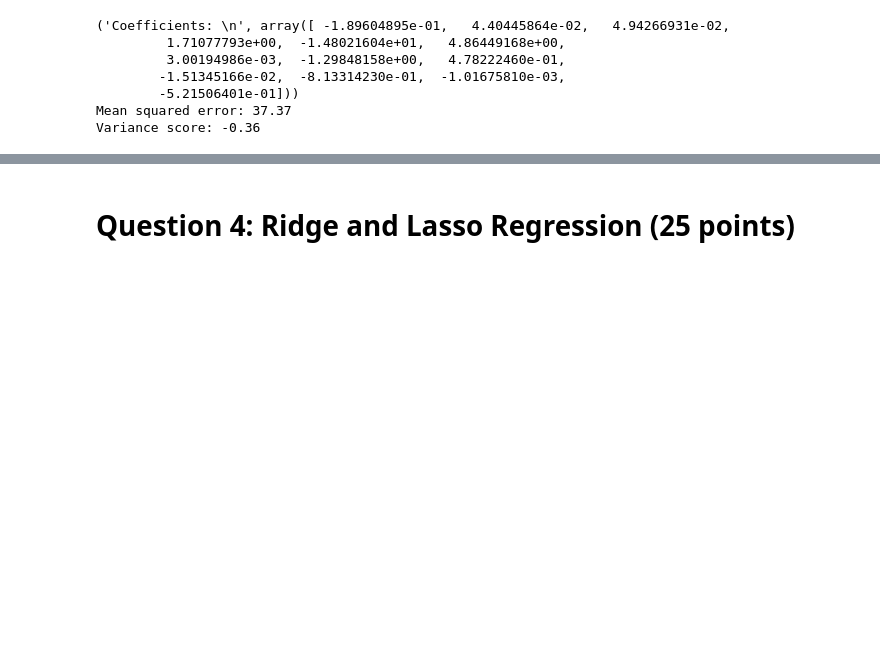
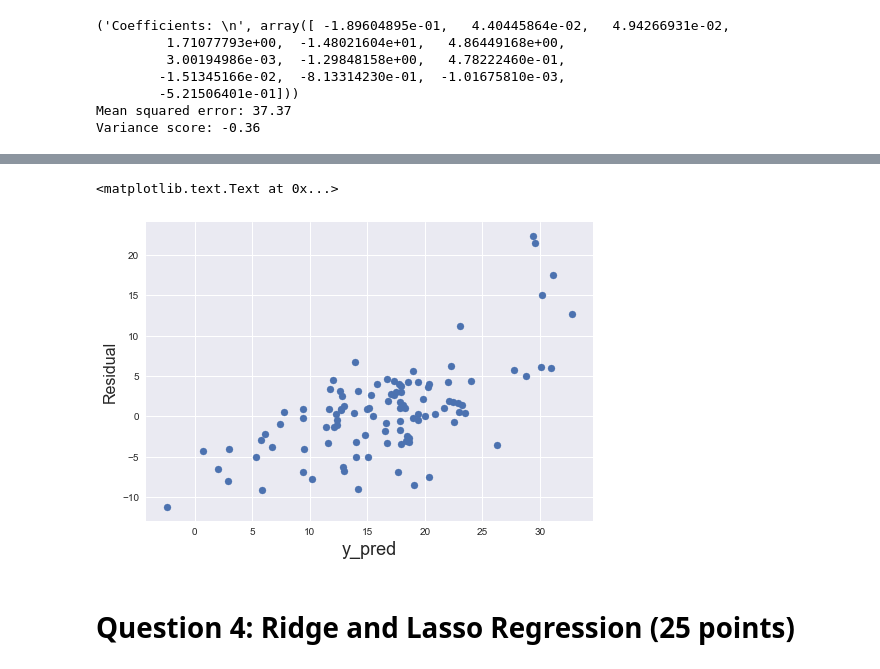
Before and after one commit to Rwoot14/Advanced-Predictive-Modeling-HW, a Jupyter notebook: Homework 1/HW1-F17-MIS382N (1).ipynb, the cells around one changed output, grey strips where cells are left out. Cells and saved outputs as stored; diff of their text form; code cells hidden in the pictures; blank space fills up the shorter version.

```diff
--- a/Homework 1/HW1-F17-MIS382N (1).ipynb
+++ b/Homework 1/HW1-F17-MIS382N (1).ipynb
@@ -182,3 +198,10 @@ Variance score: -0.36
+# %%
+X = np.concatenate((X, np.square(X)), axis=1)
+# %%
+X_train=X[1:400]
+y_train=y[1:400]
+X_test=X[401:506]
+y_test=y[401:506]
 # %%
 # Create linear regression object
 regr = linear_model.LinearRegression()
@@ -213,3 +234,11 @@ ValueError: x and y must be the same size
+# %%
+resid=y_pred-y_test
+plt.scatter(y_pred, resid)
+plt.xlabel('y_pred', fontsize=18)
+plt.ylabel('Residual', fontsize=16)
+# %% [output]
+<matplotlib.text.Text at 0x...>
+[figure, added]
 # %% [markdown]
 # Question 4: Ridge and Lasso Regression (25 points)
 # %% [markdown]
```
Also changed, not shown: parts of 30 cells of this notebook.
